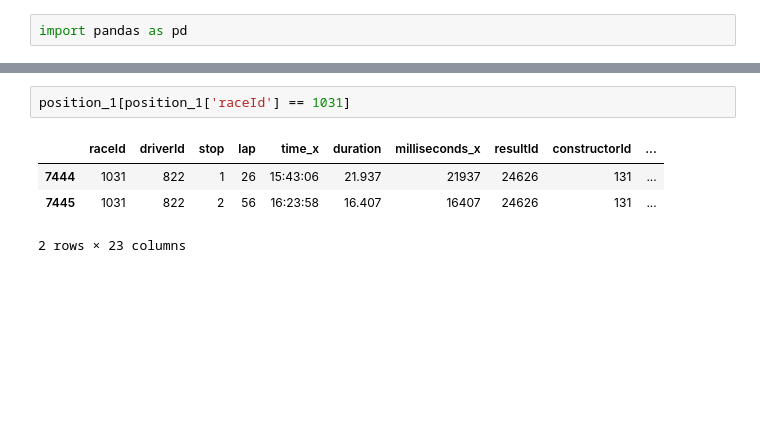
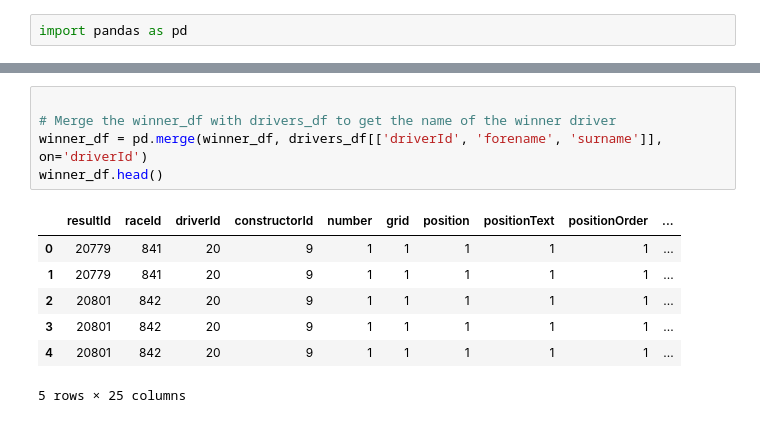
Before and after one commit to MohamedElhadidy0019/Formula_One_Data_Analysis, a Jupyter notebook: optimal_pitstops.ipynb, the cells around one changed output, grey strips where cells are left out. Cells and saved outputs as stored; diff of their text form; blank space fills up the shorter version.

```diff
--- a/optimal_pitstops.ipynb
+++ b/optimal_pitstops.ipynb
@@ -147,7 +34,13 @@ Name: stop, dtype: int64
-# %%
-position_1[position_1['raceId'] == 1031]
-# %% [output]
-|  | raceId | driverId | stop | lap | time_x | duration | milliseconds_x | resultId | constructorId | ... |
-| 7444 | 1031 | 822 | 1 | 26 | 15:43:06 | 21.937 | 21937 | 24626 | 131 | ... |
-| 7445 | 1031 | 822 | 2 | 56 | 16:23:58 | 16.407 | 16407 | 24626 | 131 | ... |
-2 rows × 23 columns
+# %%
+
+# Merge the winner_df with drivers_df to get the name of the winner driver
+winner_df = pd.merge(winner_df, drivers_df[['driverId', 'forename', 'surname']], on='driverId')
+winner_df.head()
+# %% [output]
+|  | resultId | raceId | driverId | constructorId | number | grid | position | positionText | positionOrder | ... |
+| 0 | 20779 | 841 | 20 | 9 | 1 | 1 | 1 | 1 | 1 | ... |
+| 1 | 20779 | 841 | 20 | 9 | 1 | 1 | 1 | 1 | 1 | ... |
+| 2 | 20801 | 842 | 20 | 9 | 1 | 1 | 1 | 1 | 1 | ... |
+| 3 | 20801 | 842 | 20 | 9 | 1 | 1 | 1 | 1 | 1 | ... |
+| 4 | 20801 | 842 | 20 | 9 | 1 | 1 | 1 | 1 | 1 | ... |
+5 rows × 25 columns
```
Also changed, not shown: parts of 15 cells of this notebook, 4 other files.
